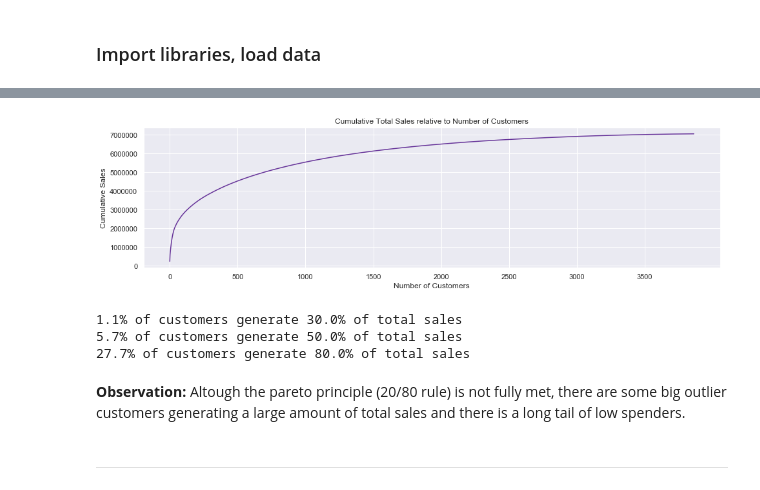
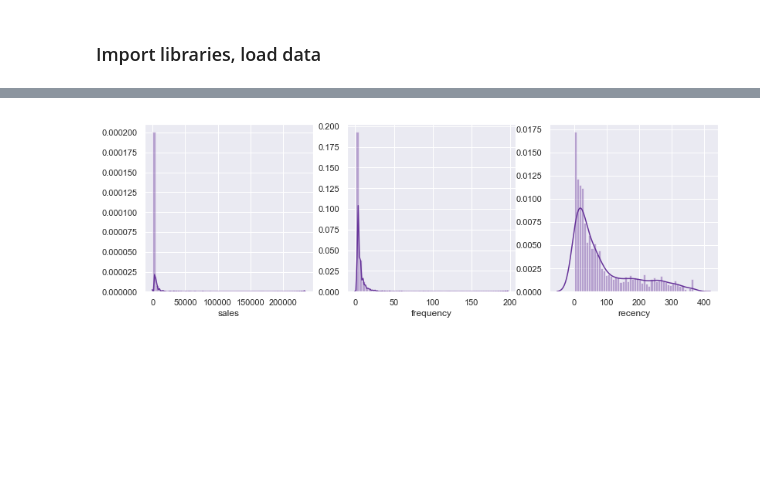
Before and after one commit to rbuerki/projects-ml, a Jupyter notebook: customer_segmentation_RFM_method/2-RFM_segmentation_with_k-means.ipynb, the cells around one changed output, grey strips where cells are left out. Drawn from its saved outputs; the diff is of its cells as text; code cells hidden in the pictures; blank space fills up the shorter version.

```diff
--- a/customer_segmentation_RFM_method/2-RFM_segmentation_with_k-means.ipynb
+++ b/customer_segmentation_RFM_method/2-RFM_segmentation_with_k-means.ipynb
@@ -179,35 +59,4 @@ rfm_data.to_csv('data/interim/rfm_data.csv')
-# %%
-# Plot cumulative total amount spent by number of customers
-cum_sales = np.cumsum(np.sort(rfm_data['sales'].values)[::-1])
-
-plt.figure(figsize=(16,4))
-sns.lineplot(data=cum_sales, color=color);
-plt.xticks(range(0,4000,500))
-plt.title("Cumulative Total Sales relative to Number of Customers", fontsize = 12)
-plt.ylabel("Cumulative Sales", fontsize = 12)
-plt.xlabel("Number of Customers", fontsize = 12);
-# %% [output]
-[figure, removed]
-# %%
-# Prepare 'Pareto DataFrame'
-rfm_pareto = rfm_data.copy()
-rfm_pareto = rfm_pareto.sort_values(['sales'], ascending=False)
-rfm_pareto['cum_sales'] = cum_sales
-rfm_pareto['cum_prop'] = rfm_pareto['cum_sales'] / rfm_pareto['sales'].sum()
-rfm_pareto.head()
-
-# Print some thresholds
-threshholds = [0.3, 0.5, 0.8]
-for threshhold in threshholds:
-    n_customers = len(rfm_pareto.loc[rfm_pareto['cum_prop'] <= threshhold]) + 1
-    prop_customers = round((n_customers / len(rfm_pareto)) * 100, 1)
-    print("{}% of customers generate {}% of total sales".format(prop_customers,
-                                                                threshhold * 100))
-# %% [output]
-1.1% of customers generate 30.0% of total sales
-5.7% of customers generate 50.0% of total sales
-27.7% of customers generate 80.0% of total sales
-# %% [markdown]
-**Observation:** Altough the pareto principle (20/80 rule) is not fully met, there are some big outlier customers generating a large amount of total sales and there is a long tail of low spenders.
-# %% [markdown]
----
+# %%
+EDA.plot_num_hist(rfm_data, figsize=(18, 4))
+# %% [output]
+[figure, added]
```
Also changed, not shown: parts of 35 cells of this notebook.
